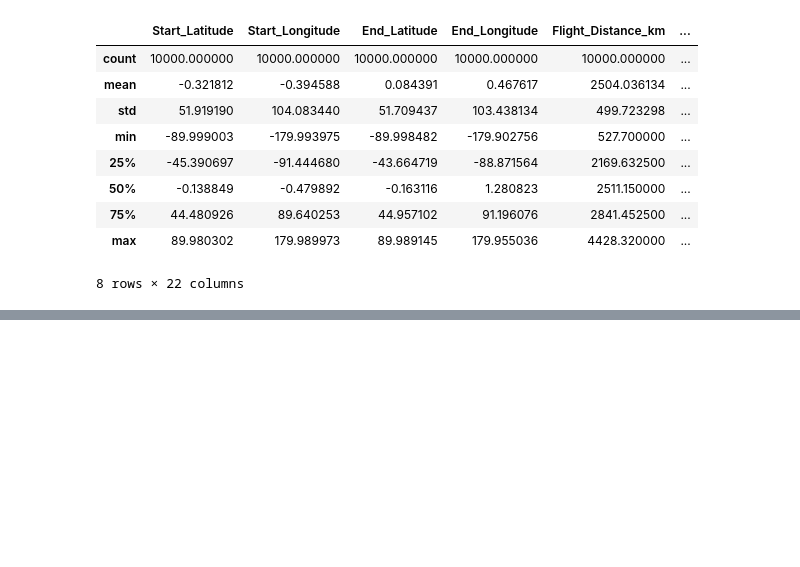
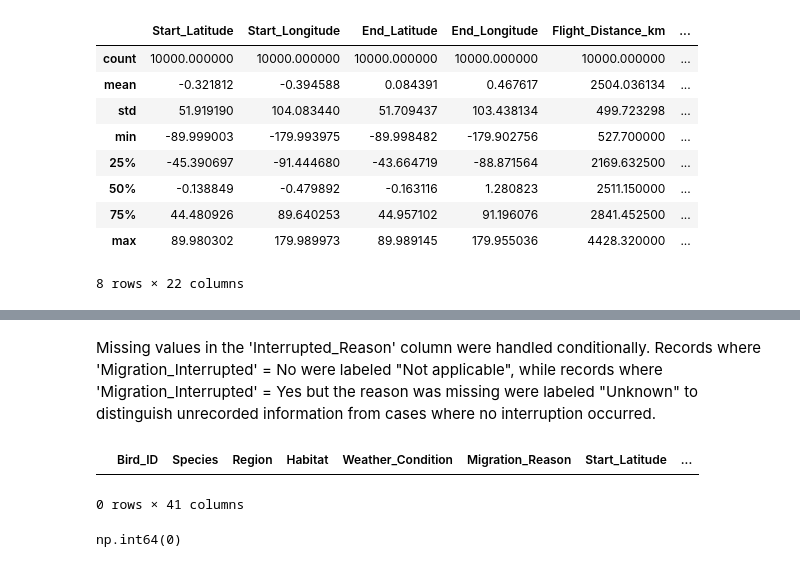
Before and after one commit to Imani-hub-pixel/Data-analysis-Python-, a Jupyter notebook: EDA and Feature Engineering projects/Bird Migration/bird_migration.ipynb, the cells around one changed output, grey strips where cells are left out. Saved outputs shown, nothing was run; the diff lists cells and outputs as text; code cells hidden in the pictures; blank space fills up the shorter version.

```diff
--- a/EDA and Feature Engineering projects/Bird Migration/bird_migration.ipynb
+++ b/EDA and Feature Engineering projects/Bird Migration/bird_migration.ipynb
@@ -54,0 +106,11 @@ df.describe()
+# %% [markdown]
+Missing values in the 'Interrupted_Reason' column were handled conditionally. Records where 'Migration_Interrupted' = No were labeled "Not applicable", while records where 'Migration_Interrupted' = Yes but the reason was missing were labeled "Unknown" to distinguish unrecorded information from cases where no interruption occurred.
+# %%
+df[df['Interrupted_Reason'].isnull()]
+# %% [output]
+|  | Bird_ID | Species | Region | Habitat | Weather_Condition | Migration_Reason | Start_Latitude | ... |
+0 rows × 41 columns
+# %%
+df.duplicated().sum()
+# %% [output]
+np.int64(0)
```
Also changed, not shown: parts of 6 cells of this notebook.
